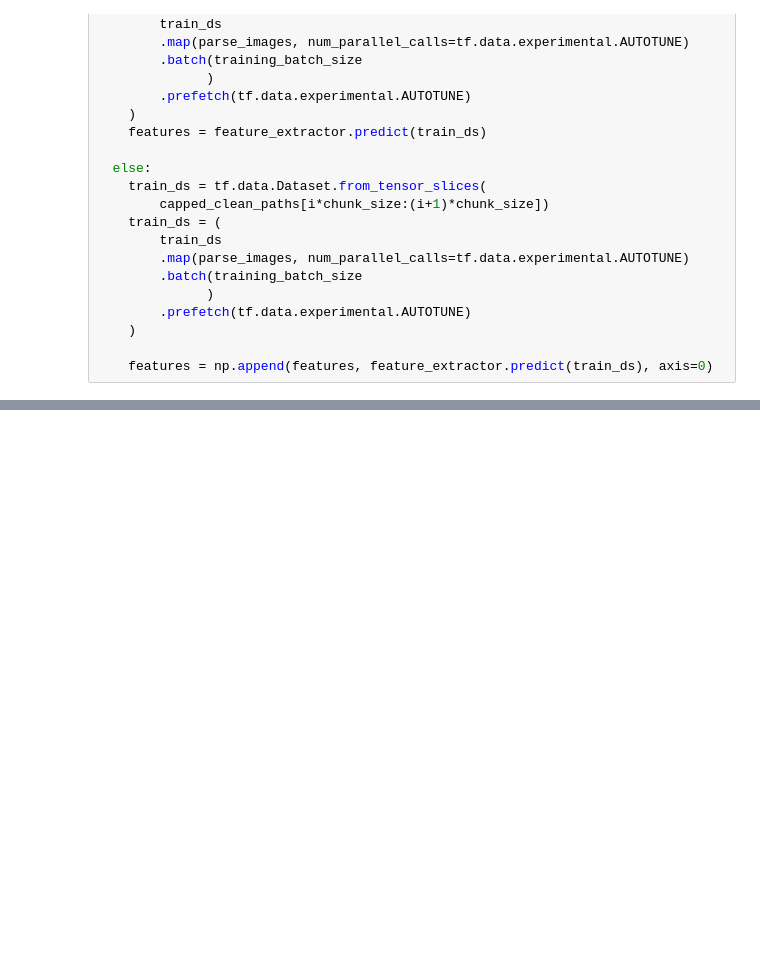
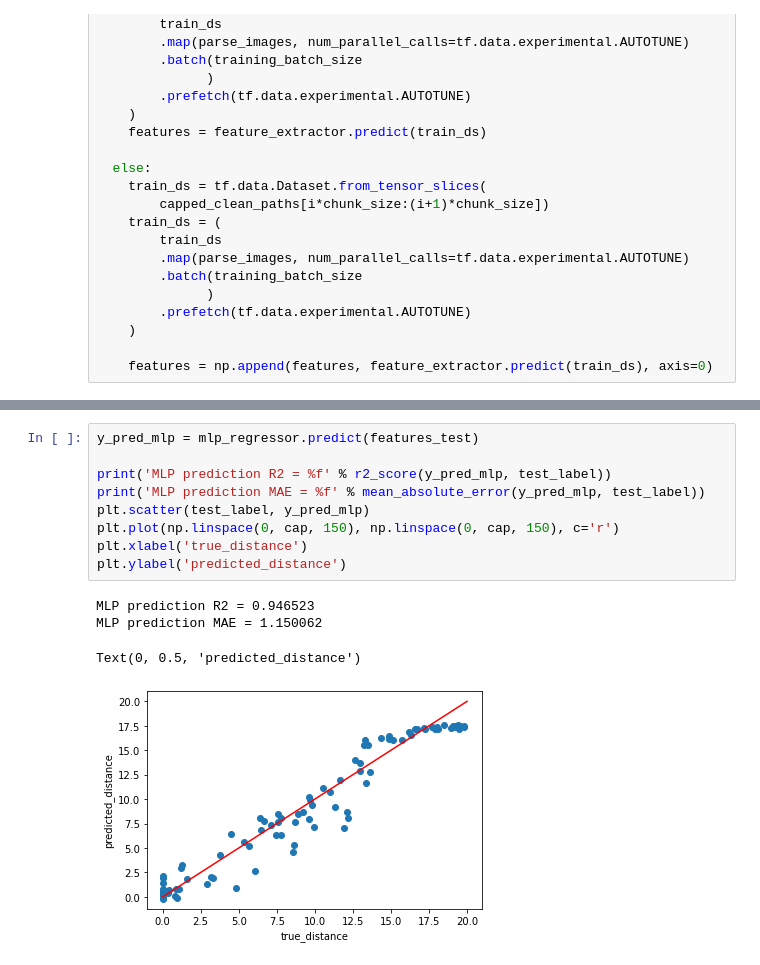
Before and after one commit to evanmacbride/microscope-autofocus, a Jupyter notebook: notebooks/Walkthrough.ipynb, the cells around one changed output, grey strips where cells are left out. Saved outputs shown, nothing was run; the diff lists cells and outputs as text; blank space fills up the shorter version.

```diff
--- a/notebooks/Walkthrough.ipynb
+++ b/notebooks/Walkthrough.ipynb
@@ -494,0 +526,14 @@ Text(0, 0.5, 'predicted_distance')
+# %%
+y_pred_mlp = mlp_regressor.predict(features_test)
+
+print('MLP prediction R2 = %f' % r2_score(y_pred_mlp, test_label))
+print('MLP prediction MAE = %f' % mean_absolute_error(y_pred_mlp, test_label))
+plt.scatter(test_label, y_pred_mlp)
+plt.plot(np.linspace(0, cap, 150), np.linspace(0, cap, 150), c='r')
+plt.xlabel('true_distance')
+plt.ylabel('predicted_distance')
+# %% [output]
+MLP prediction R2 = 0.946523
+MLP prediction MAE = 1.150062
+Text(0, 0.5, 'predicted_distance')
+[figure, added]
```
Also changed, not shown: parts of 16 cells of this notebook.
